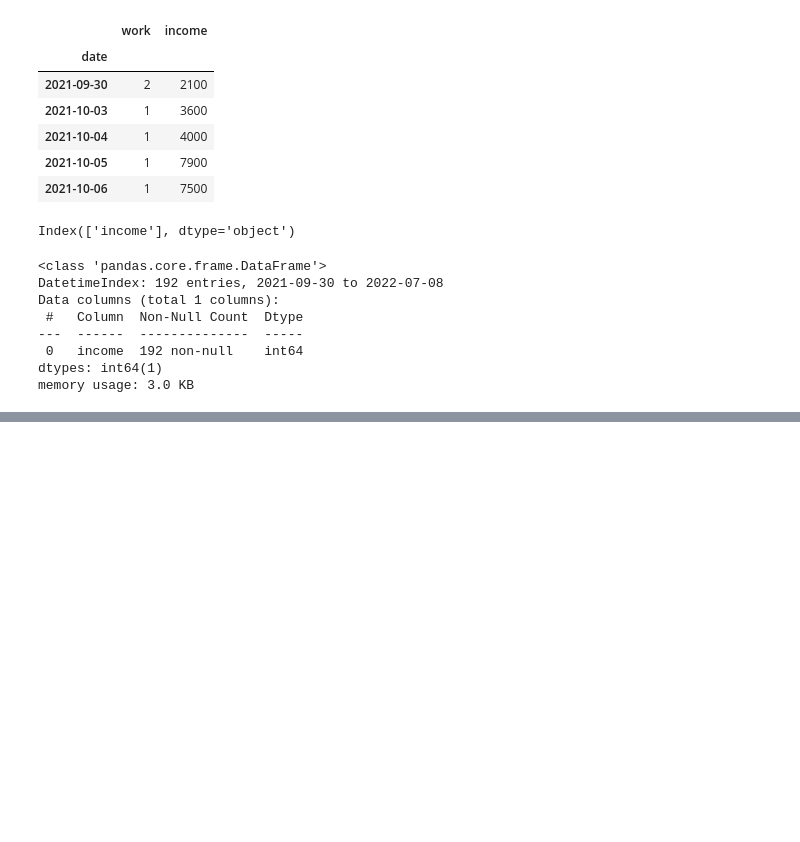
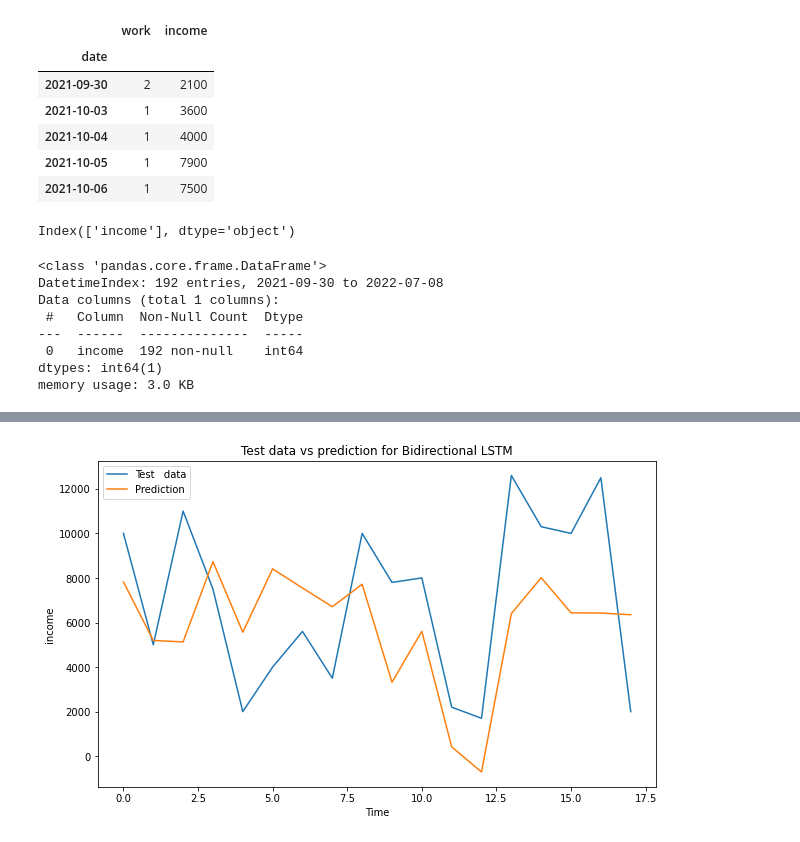
Before and after one commit to wessware/time_series_forecasting_linear_ml_models, a Jupyter notebook: gru-lstm-forecaster.ipynb, the cells around one changed output, grey strips where cells are left out. Drawn from its saved outputs; the diff is of its cells as text; code cells hidden in the pictures; blank space fills up the shorter version.

```diff
--- a/gru-lstm-forecaster.ipynb
+++ b/gru-lstm-forecaster.ipynb
@@ -97,0 +256,9 @@ print(y_test.shape)
+# %%
+def prediction(model):
+
+    prediction = model.predict(x_test)
+    prediction = scaler.inverse_transform(prediction)
+
+    return prediction
+# %%
+prediction_bilstm = prediction(model_bilstm)
@@ -97,0 +267,19 @@ print(y_test.shape)
+# %%
+def plot_future(prediction, model_name, y_test):
+
+    plt.figure(figsize=(10, 6))
+
+    range_future = len(prediction)
+
+    plt.plot(np.arange(range_future), np.array(y_test), label='Test   data')
+    plt.plot(np.arange(range_future), np.array(prediction), label='Prediction')
+
+    plt.title('Test data vs prediction for '+ model_name)
+
+    plt.legend(loc='upper left')
+    plt.xlabel('Time')
+    plt.ylabel('income')
+# %%
+plot_future(prediction_bilstm, 'Bidirectional LSTM', y_test)
+# %% [output]
+[figure, added]
```
Also changed, not shown: parts of 20 cells of this notebook.
